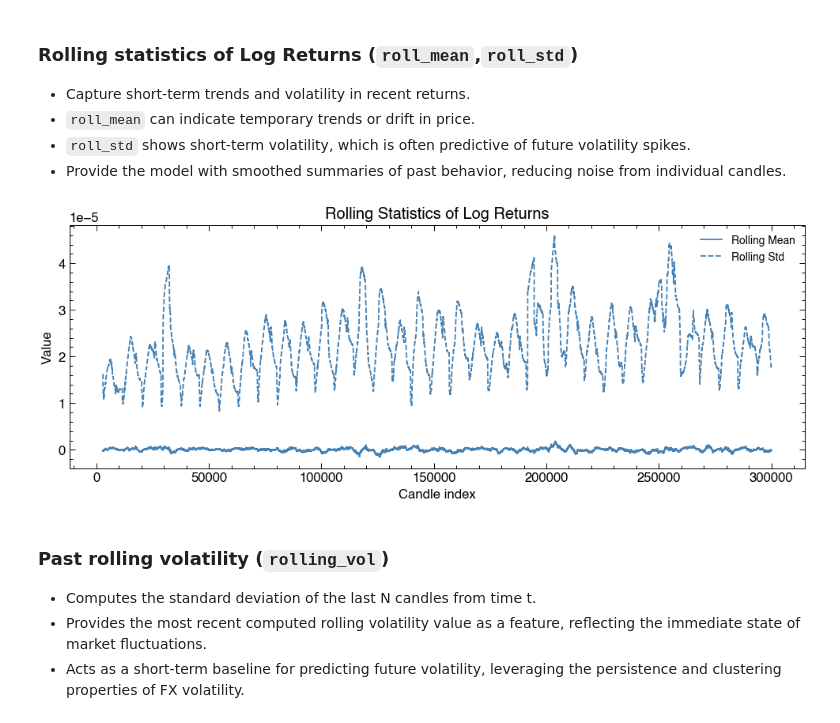
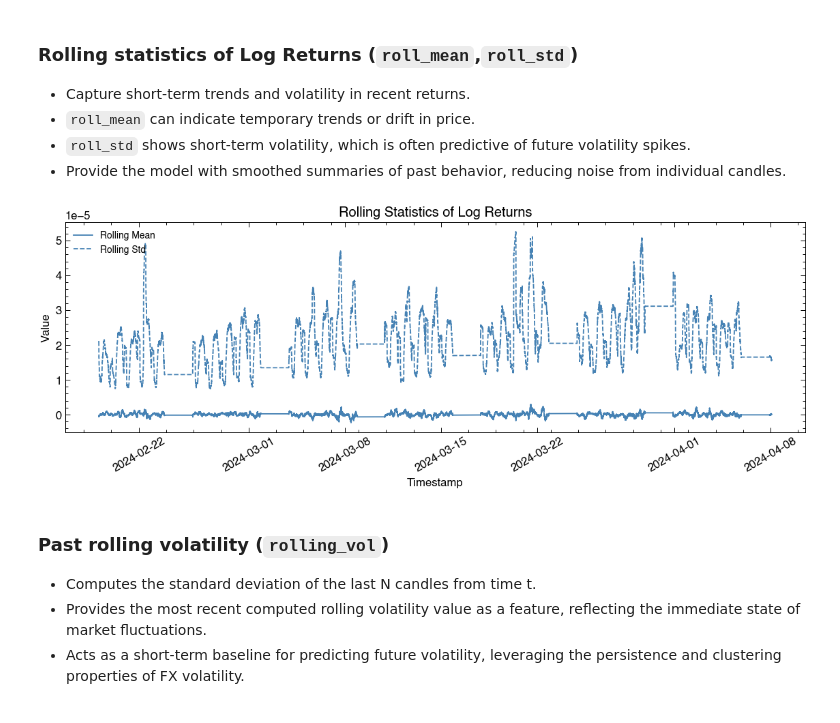
Before and after one commit to dominicjtaylor/fx-volatility-forecasting, a Jupyter notebook: notebooks/volatility_forecasting.ipynb, the cells around one changed output. Cells and saved outputs as stored; diff of their text form; code cells hidden in the pictures.

```diff
--- a/notebooks/volatility_forecasting.ipynb
+++ b/notebooks/volatility_forecasting.ipynb
@@ -74,5 +75,5 @@ df.head()
 # %%
-hmins = 60
+hmins = 30
 forecast_horizon = hmins*60
 # %% [markdown]
 ## Features
@@ -173,26 +181,28 @@ plt.show()
 # %%
 k = 8
 window = k * forecast_horizon
 df = features.compute_rolling_stats(df, window_seconds=window)
 
 # Display first few rows to sanity-check
 df[['roll_mean', 'roll_std']].head()
 
 # Plot rolling mean and std for the first 500 rows
-x = df.index#[:500]
-y_mean = df['roll_mean']#.iloc[:500]
-y_std = df['roll_std']#.iloc[:500]
+# x = df.index
+x = df['timestamp'].values
+y_mean = df['roll_mean']
+y_std = df['roll_std']
 
-plt.figure(figsize=(12,4))
+plt.figure(figsize=(14,4))
 plt.plot(x,y_mean,label='Rolling Mean', color='steelblue', ls='-')
 plt.plot(x,y_std,label='Rolling Std', color='steelblue', ls='--')
 plt.title('Rolling Statistics of Log Returns')
-plt.xlabel('Candle index')
+plt.xlabel('Timestamp')
 plt.ylabel('Value')
-plt.legend()
+plt.legend(loc='upper left')
+plt.xticks(rotation=30)
 plt.show()
 # %% [output]
-[figure, old version]
+[figure, new version]
 # %% [markdown]
 ### Past rolling volatility (`rolling_vol`)
 - Computes the standard deviation of the last N candles from time t.
```
Also changed, not shown: parts of 26 cells of this notebook, 2 other files.
